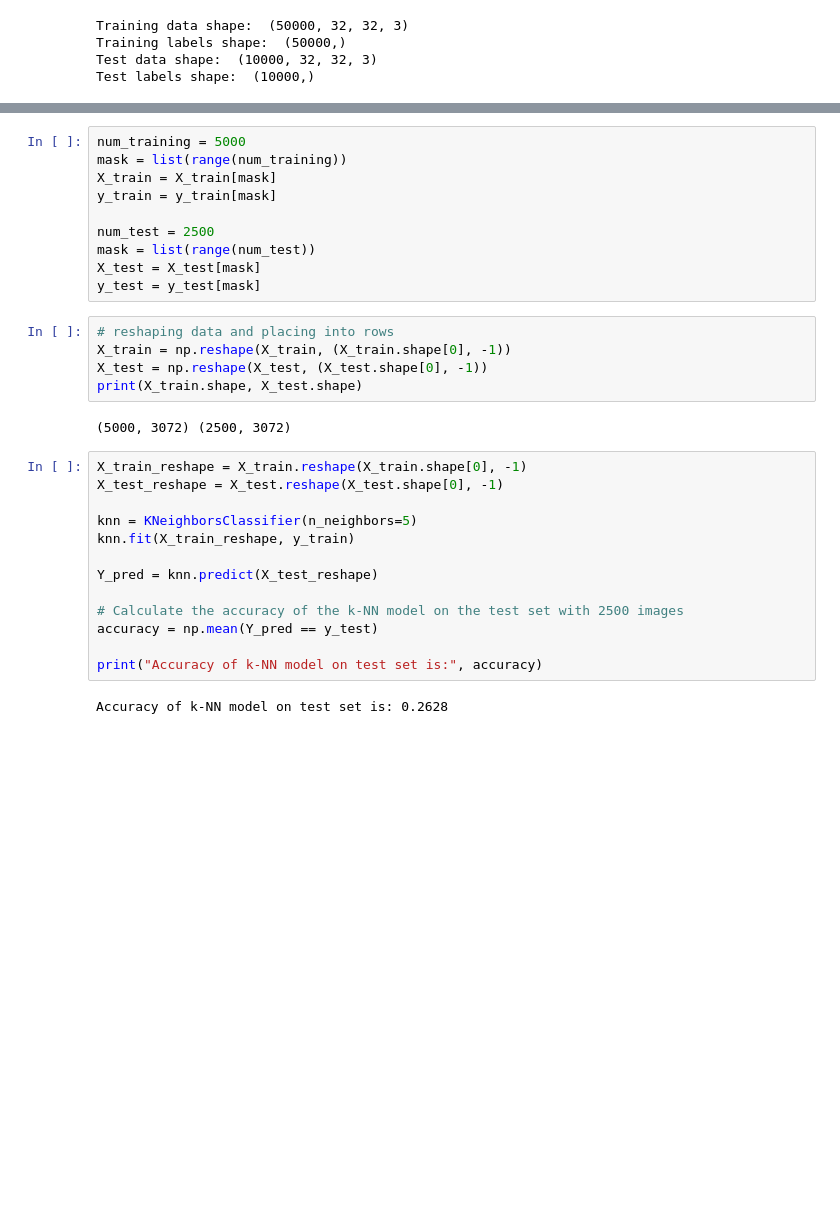
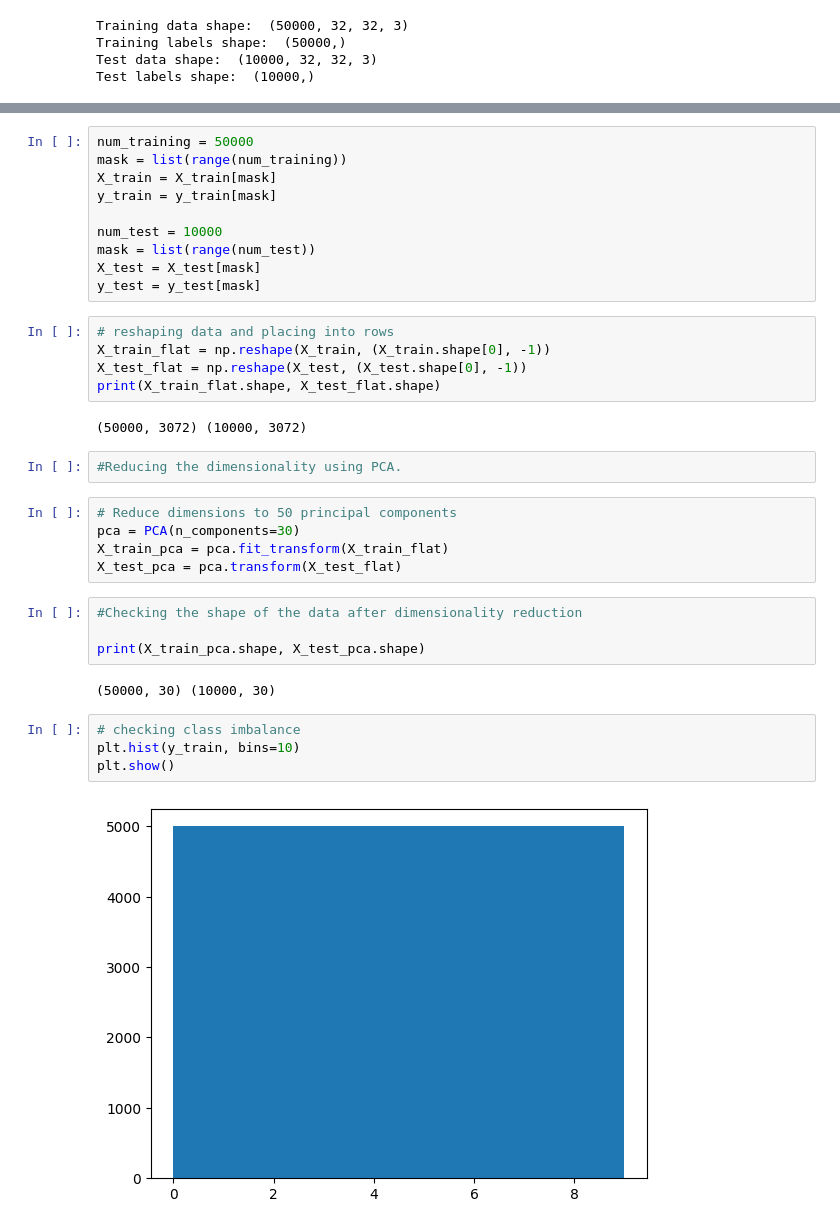
Before and after one commit to Computer-Vision-Group-F/Assignment1, a Jupyter notebook: knn.ipynb, the cells around one changed output, grey strips where cells are left out. Drawn from its saved outputs; the diff is of its cells as text; blank space fills up the shorter version.

```diff
--- a/knn.ipynb
+++ b/knn.ipynb
@@ -231,32 +238,36 @@ plt.show()
 # %%
-num_training = 5000
+num_training = 50000
 mask = list(range(num_training))
 X_train = X_train[mask]
 y_train = y_train[mask]
 
-num_test = 2500
+num_test = 10000
 mask = list(range(num_test))
 X_test = X_test[mask]
 y_test = y_test[mask]
 # %%
 # reshaping data and placing into rows
-X_train = np.reshape(X_train, (X_train.shape[0], -1))
-X_test = np.reshape(X_test, (X_test.shape[0], -1))
-print(X_train.shape, X_test.shape)
+X_train_flat = np.reshape(X_train, (X_train.shape[0], -1))
+X_test_flat = np.reshape(X_test, (X_test.shape[0], -1))
+print(X_train_flat.shape, X_test_flat.shape)
 # %% [output]
-(5000, 3072) (2500, 3072)
+(50000, 3072) (10000, 3072)
-# %%
-X_train_reshape = X_train.reshape(X_train.shape[0], -1)
-X_test_reshape = X_test.reshape(X_test.shape[0], -1)
-
-knn = KNeighborsClassifier(n_neighbors=5)
-knn.fit(X_train_reshape, y_train)
-
-Y_pred = knn.predict(X_test_reshape)
-
-# Calculate the accuracy of the k-NN model on the test set with 2500 images
-accuracy = np.mean(Y_pred == y_test)
-
-print("Accuracy of k-NN model on test set is:", accuracy)
-# %% [output]
-Accuracy of k-NN model on test set is: 0.2628
+# %%
+#Reducing the dimensionality using PCA.
+# %%
+# Reduce dimensions to 50 principal components
+pca = PCA(n_components=30)
+X_train_pca = pca.fit_transform(X_train_flat)
+X_test_pca = pca.transform(X_test_flat)
+# %%
+#Checking the shape of the data after dimensionality reduction
+
+print(X_train_pca.shape, X_test_pca.shape)
+# %% [output]
+(50000, 30) (10000, 30)
+# %%
+# checking class imbalance
+plt.hist(y_train, bins=10)
+plt.show()
+# %% [output]
+[figure, added]
```
Also changed, not shown: parts of 11 cells of this notebook, 1 other file.
